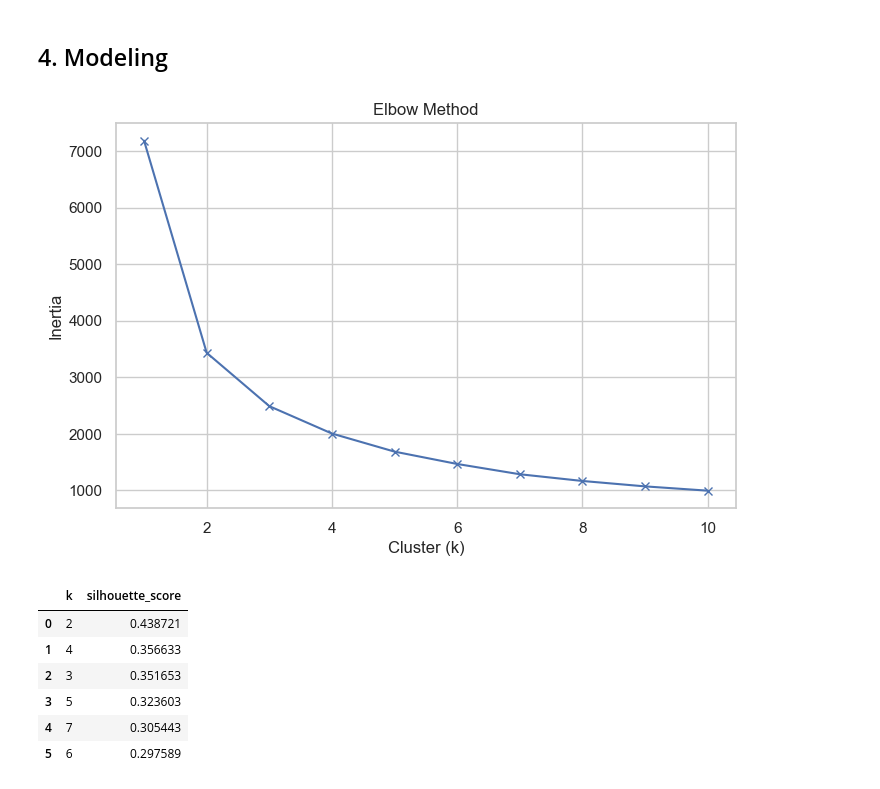
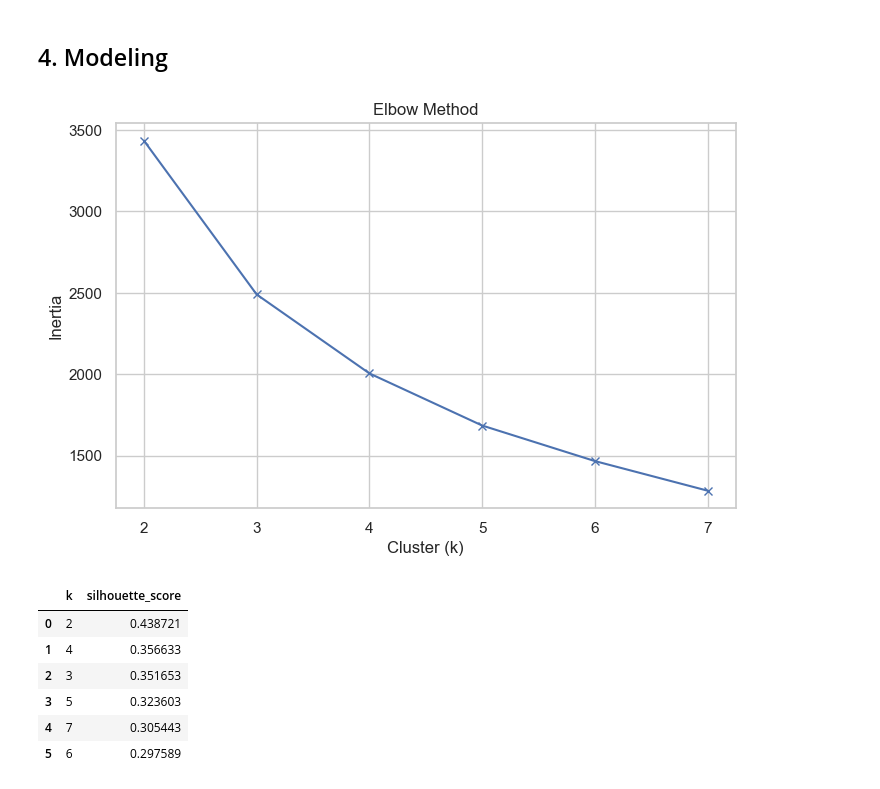
Before and after one commit to hansdarmawann/or2mrfm-1, a Jupyter notebook: notebooks/code.ipynb, the cells around one changed output. Drawn from its saved outputs; the diff is of its cells as text; code cells hidden in the pictures.

Commit message:
Unify the range between elbow and silhouette.

```diff
--- a/notebooks/code.ipynb
+++ b/notebooks/code.ipynb
@@ -241,29 +241,29 @@ display(df_scaled.head())
 ## 4. Modeling
 # %%
 inertia = []
-K = range(1,11)
+K = range(2,8)
 
 for k in K:
 
     model = KMeans(
         n_clusters=k,
         random_state=42,
         n_init=10
     )
 
     model.fit(df_scaled)
     inertia.append(model.inertia_)
 
 plt.figure(figsize=(8,5))
 
 plt.plot(K, inertia, 'bx-')
 plt.xlabel("Cluster (k)")
 plt.ylabel("Inertia")
 plt.title("Elbow Method")
 
 plt.show()
 # %% [output]
-[figure, old version]
+[figure, new version]
 # %%
 k_range = range(2,8)
 
```
Also changed, not shown: parts of 4 cells of this notebook, 1 other file.
